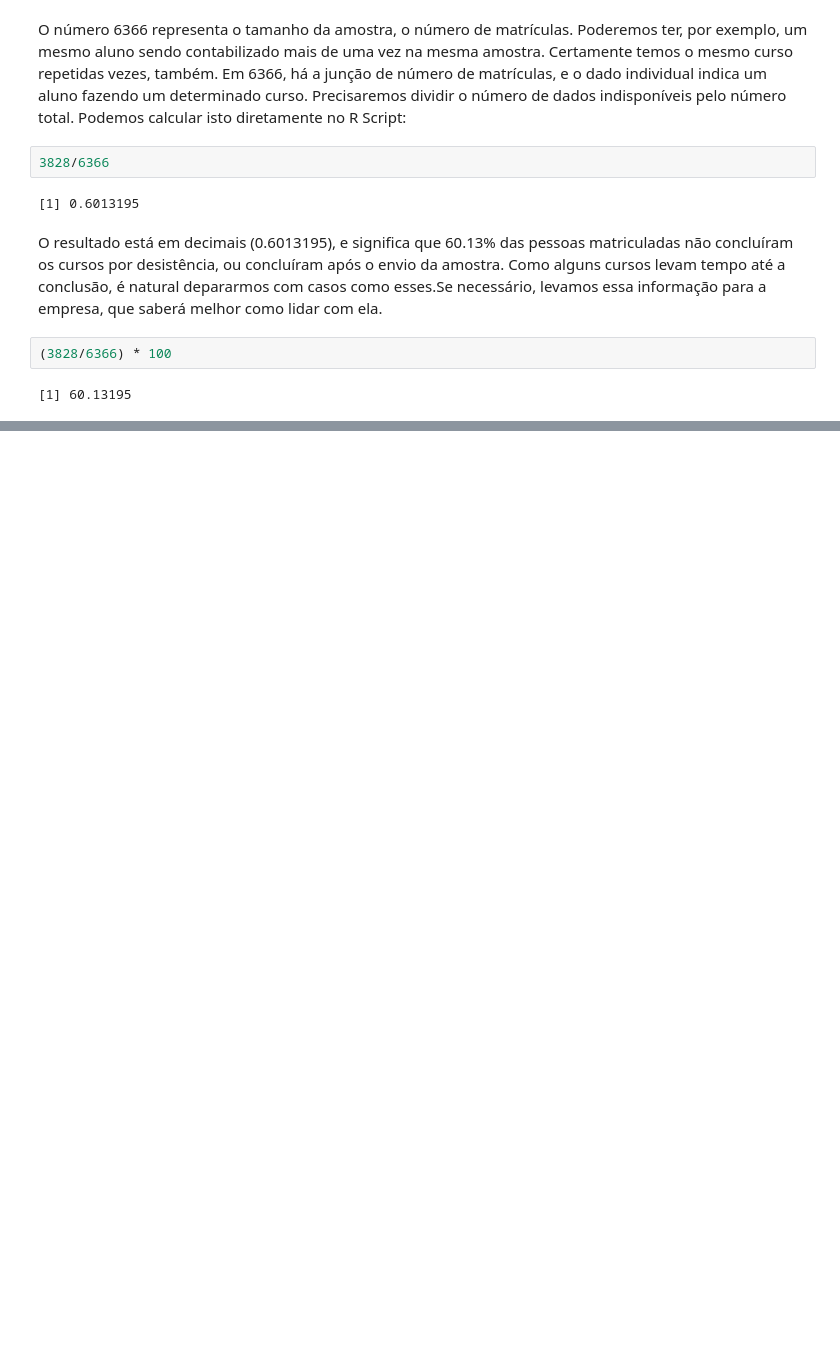
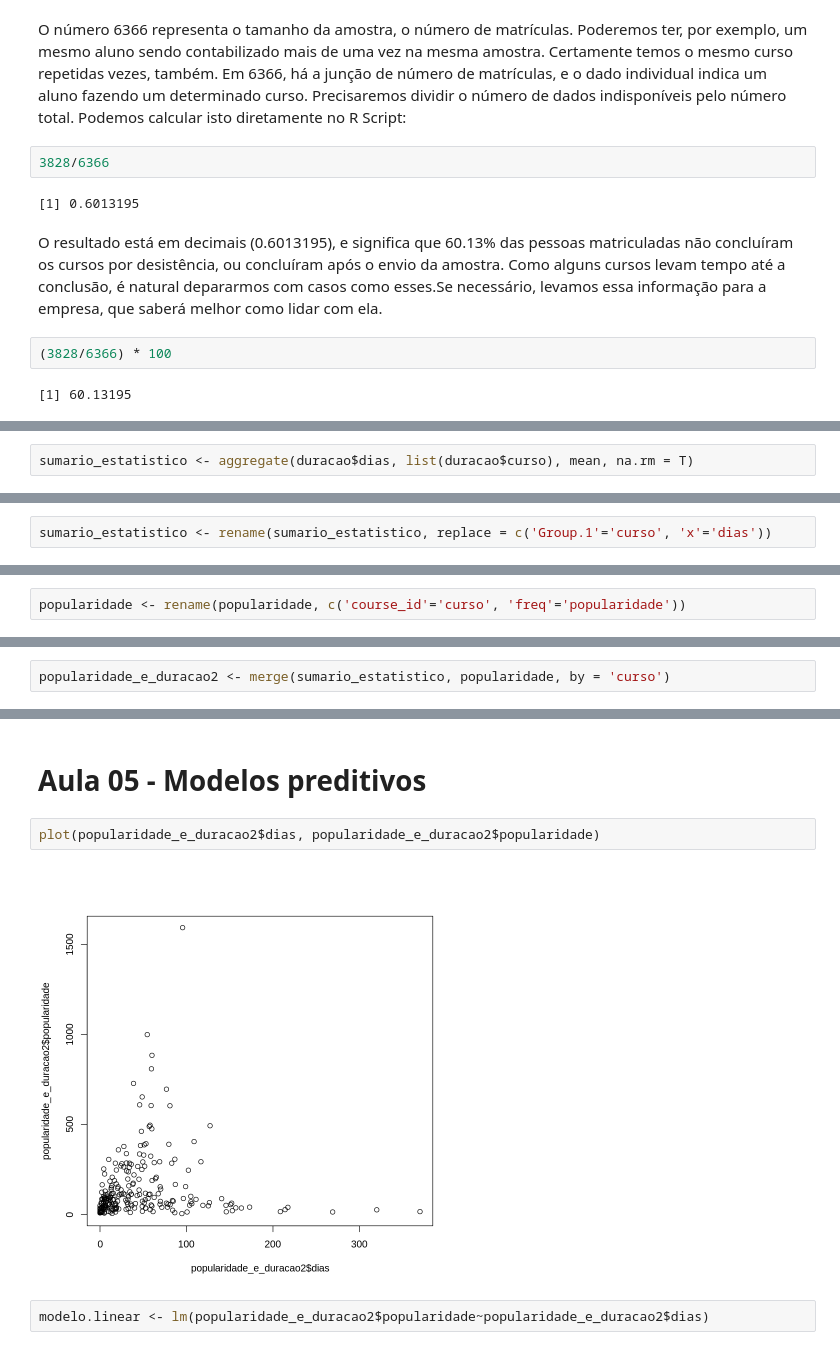
Before and after one commit to dissonpontes/Data-Analysis-Practice, a Jupyter notebook: Analise_de_dados_com_R.ipynb, the cells around one changed output, grey strips where cells are left out. Drawn from its saved outputs; the diff is of its cells as text; blank space fills up the shorter version.

```diff
--- a/Analise_de_dados_com_R.ipynb
+++ b/Analise_de_dados_com_R.ipynb
@@ -442,0 +479,2 @@ O resultado está em decimais (0.6013195), e significa que 60.13% das pessoas ma
+# %%
+sumario_estatistico <- aggregate(duracao$dias, list(duracao$curso), mean, na.rm = T)
@@ -442,0 +495,2 @@ O resultado está em decimais (0.6013195), e significa que 60.13% das pessoas ma
+# %%
+sumario_estatistico <- rename(sumario_estatistico, replace = c('Group.1'='curso', 'x'='dias'))
@@ -442,0 +511,2 @@ O resultado está em decimais (0.6013195), e significa que 60.13% das pessoas ma
+# %%
+popularidade <- rename(popularidade, c('course_id'='curso', 'freq'='popularidade'))
@@ -442,0 +527,2 @@ O resultado está em decimais (0.6013195), e significa que 60.13% das pessoas ma
+# %%
+popularidade_e_duracao2 <- merge(sumario_estatistico, popularidade, by = 'curso')
@@ -442,0 +541,8 @@ O resultado está em decimais (0.6013195), e significa que 60.13% das pessoas ma
+# %% [markdown]
+# Aula 05 - Modelos preditivos
+# %%
+plot(popularidade_e_duracao2$dias, popularidade_e_duracao2$popularidade)
+# %% [output]
+[figure, added]
+# %%
+modelo.linear <- lm(popularidade_e_duracao2$popularidade~popularidade_e_duracao2$dias)
```
Also changed, not shown: parts of 29 cells of this notebook.
